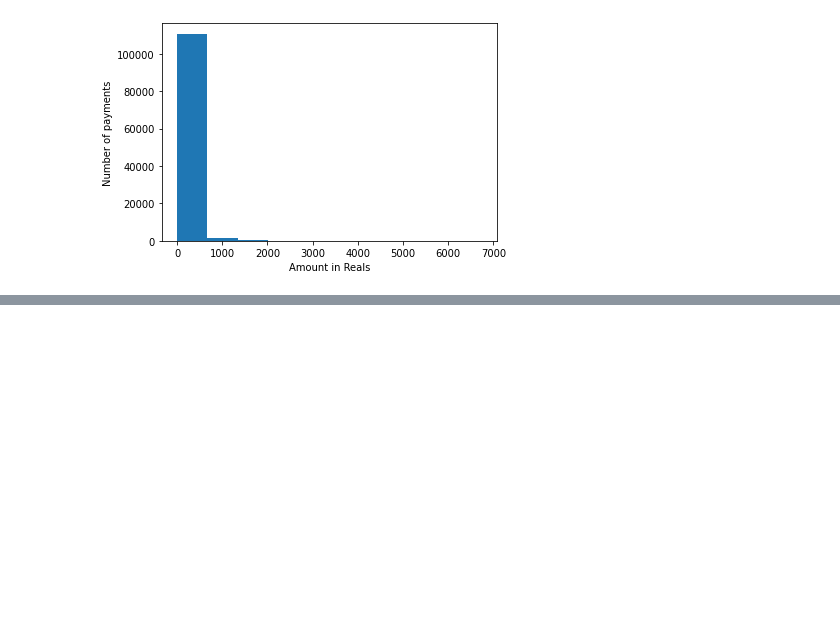
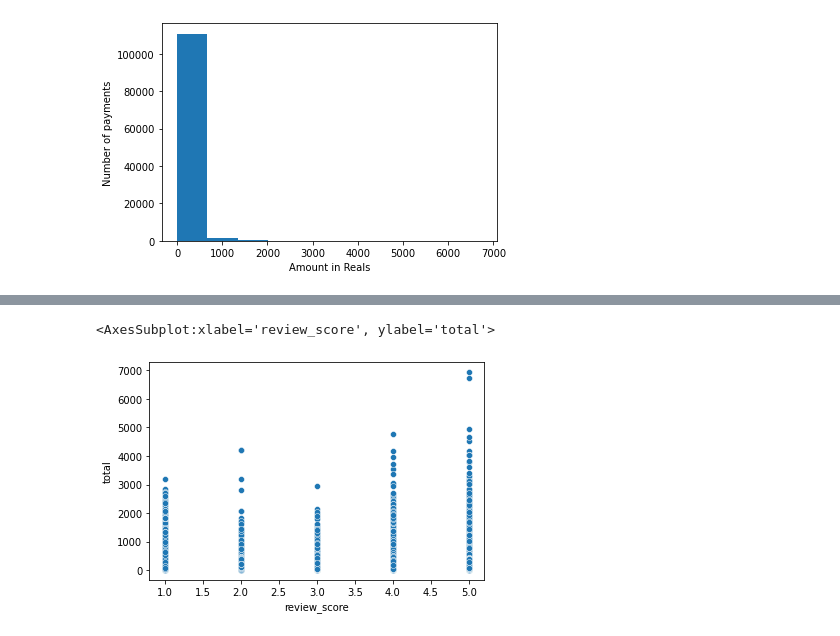
Before and after one commit to Random-Wanderer/Building_toolbox, a Jupyter notebook: notebooks/Olist_analysis.ipynb, the cells around one changed output, grey strips where cells are left out. Drawn from its saved outputs; the diff is of its cells as text; code cells hidden in the pictures; blank space fills up the shorter version.

```diff
--- a/notebooks/Olist_analysis.ipynb
+++ b/notebooks/Olist_analysis.ipynb
@@ -89,3 +89,7 @@ Data columns (total 7 columns):
  6   freight_value        112650 non-null  float64
 dtypes: float64(2), int64(1), object(4)
 memory usage: 6.0+ MB
+# %%
+# Change shipping_limit_date to datetime
+order_item['shipping_limit_date'] = pd.to_datetime(order_item['shipping_limit_date'])
+order_item.info()
@@ -138,3 +158,5 @@ order_item['total'].mean()
 order_item['product_id'].value_counts().size
 # %% [output]
 32951
+# %%
+order_item['shipping_limit_date'] = pd.to_datetime(order_item['shipping_limit_date'])
@@ -647,0 +747,6 @@ top_ten
+# %%
+# Combine orders, order_items, order_payments, and review df's then drop the comments for reviews
+order_df = orders.merge(order_payments, on= 'order_id', how= 'left').merge(order_item, on= 'order_id', how= 'left').merge(reviews, on= 'order_id', how= 'left')
+order_df = order_df.drop(columns= ['review_comment_title', 'review_comment_message', 'review_creation_date', 'review_answer_timestamp'])
+order_df = order_df.drop_duplicates()
+order_df
@@ -647,0 +767,6 @@ top_ten
+# %%
+# Scatter plot showing the breakdown of review scores vs total amount spent
+sns.scatterplot(y= 'total', x= 'review_score', data= order_df)
+# %% [output]
+<AxesSubplot:xlabel='review_score', ylabel='total'>
+[figure, added]
```
Also changed, not shown: parts of 12 cells of this notebook.
